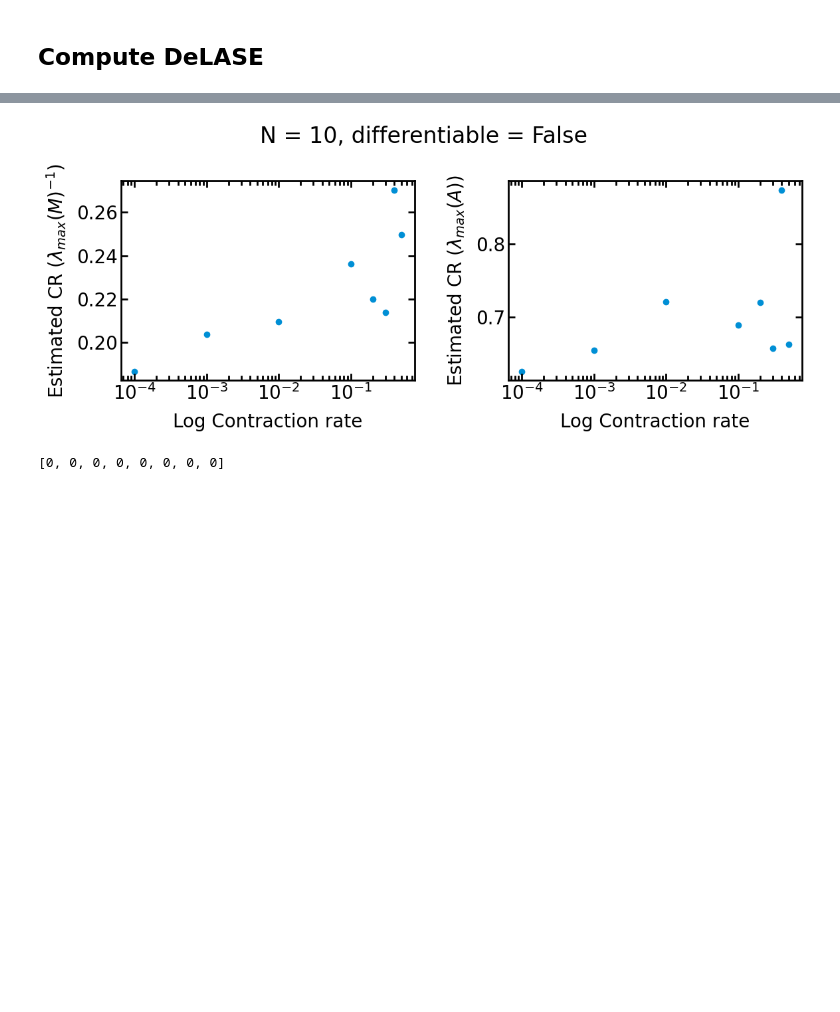
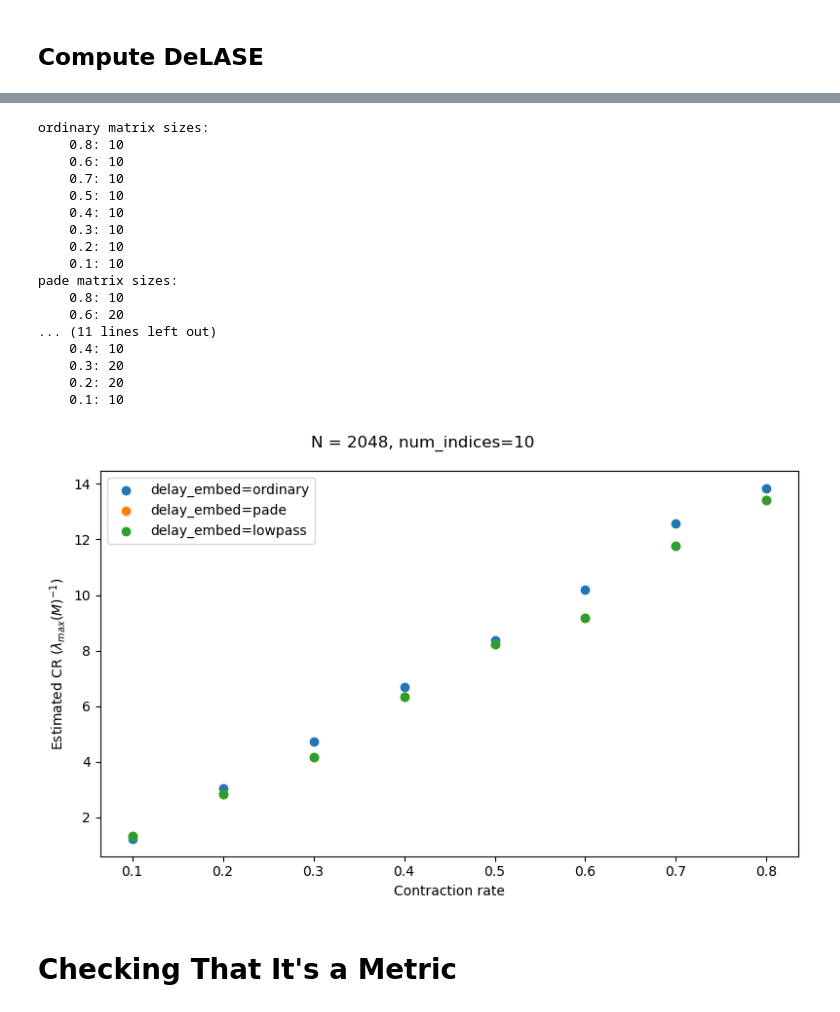
Before and after one commit to adamjeisen/ChaoticConsciousness, a Jupyter notebook: _sandbox/Contraction/2023-06-16 - Contraction w Recurrent Networks.ipynb, the cells around one changed output, grey strips where cells are left out. Cells and saved outputs as stored; diff of their text form; code cells hidden in the pictures; blank space fills up the shorter version.

```diff
--- a/_sandbox/Contraction/2023-06-16 - Contraction w Recurrent Networks.ipynb
+++ b/_sandbox/Contraction/2023-06-16 - Contraction w Recurrent Networks.ipynb
@@ -259,7 +267,7 @@ def g_dW(x, scale=1):
 # %%
 parameter_grid=ParameterGrid(
     window_vals=np.array([10000]),
-    matrix_size_vals=np.array([50, 100, 150, 200, 250, 300, 350, 400]),
+    matrix_size_vals=np.array([10, 20, 30, 40, 50, 100, 150, 200, 250, 300, 350, 400]),
     r_vals = np.array([3, 5, 10, 25, 50, 75, 100, 125, 150, 200, 225, 250, 275, 300, 350, 400]),
 )
 transient = 2000
@@ -267,10 +275,4 @@ T_pred = 4000
 device = 'cuda'
 # %% [markdown]
 ## Simulate Signals
-# %%
-N = 512
-T = 20000
-dt = 0.01
-tau = 1
-W = np.random.randn(N, N)
 # %%
@@ -303,7 +315,7 @@ for lamb in tqdm(lamb_vals):
 # %%
 start = 2000
 end = 3000
-for lamb in [0.5, 0.1, 0.0001]:
+for lamb in [0.8, 0.5, 0.1]:
     plt.plot(signals[lamb][start:end, 0], label=lamb)
 plt.legend()
 plt.show()
@@ -312,7 +324,6 @@ plt.show()
 # %% [markdown]
 ## Compute DeLASE
 # %%
-num_indices = 64
-differentiable = False
+num_indices = 10
 # %%
 window = parameter_grid.window_vals[0]
@@ -418,24 +478,44 @@ AssertionError: Torch not compiled with CUDA enabled
 # %%
-plt.figure(figsize=(12, 5))
+plt.figure(figsize=(8, 5))
 
-plt.subplot(1, 2, 1)
-plt.scatter([lamb for lamb in results.keys()], [ret['contraction_rates'][ret['m_index'], ret['r_index']] for ret in results.values()])
-plt.xscale('log')
-plt.xlabel('Log Contraction rate')
-plt.ylabel(r'Estimated CR ($\lambda_{max}(M)^{-1}$)')
+# plt.subplot(1, 2, 1)
+for differentiable in delay_embeds:
+    print(f"{differentiable} matrix sizes:")
+    for lamb, ret in results[differentiable].items():
+        print(f"    {lamb}: {parameter_grid.matrix_size_vals[ret['m_index']]}")
+    plt.scatter([lamb for lamb in results[differentiable].keys()], [ret['contraction_rates'][ret['m_index'], ret['r_index']] for ret in results[differentiable].values()], label=f"delay_embed={differentiable}")
+    # plt.xscale('log')
+    plt.xlabel('Contraction rate')
+    plt.ylabel(r'Estimated CR ($\lambda_{max}(M)^{-1}$)')
 
-plt.subplot(1, 2, 2)
-plt.scatter([lamb for lamb in results.keys()], [ret['max_eigvals_A'][ret['m_index'], ret['r_index']] for ret in results.values()])
-plt.xscale('log')
-plt.xlabel('Log Contraction rate')
-plt.ylabel(r'Estimated CR ($\lambda_{max}(A)$)')
-
-plt.suptitle(f'N = {N}, num_indices={num_indices}, differentiable = {differentiable}')
+    # plt.subplot(1, 2, 2)
+    # plt.scatter([lamb for lamb in results.keys()], [ret['max_eigvals_A'][ret['m_index'], ret['r_index']] for ret in results.values()])
+    # # plt.xscale('log')
+    # plt.xlabel('Contraction rate')
+    # plt.ylabel(r'Estimated CR ($\lambda_{max}(A)$)')
+# plt.plot([lamb for lamb in results[differentiable].keys()], [lamb for lamb in results[differentiable].keys()], linestyle='--', c='k')
+plt.suptitle(f'N = {N}, num_indices={num_indices}')
+plt.legend()
 plt.tight_layout()
 plt.show()
 # %% [output]
+ordinary matrix sizes:
+    0.8: 10
+    0.6: 10
+    0.7: 10
+    0.5: 10
+    0.4: 10
+    0.3: 10
+    0.2: 10
+    0.1: 10
+pade matrix sizes:
+    0.8: 10
+    0.6: 20
+... (11 lines left out)
+    0.4: 10
+    0.3: 20
+    0.2: 20
+    0.1: 10
-[figure, old version]
+[figure, new version]
-# %%
-[ret['m_index'] for ret in results.values()]
-# %% [output]
-[0, 0, 0, 0, 0, 0, 0, 0]
+# %% [markdown]
+# Checking That It's a Metric
```
Also changed, not shown: parts of 26 cells of this notebook, 8 other files.
